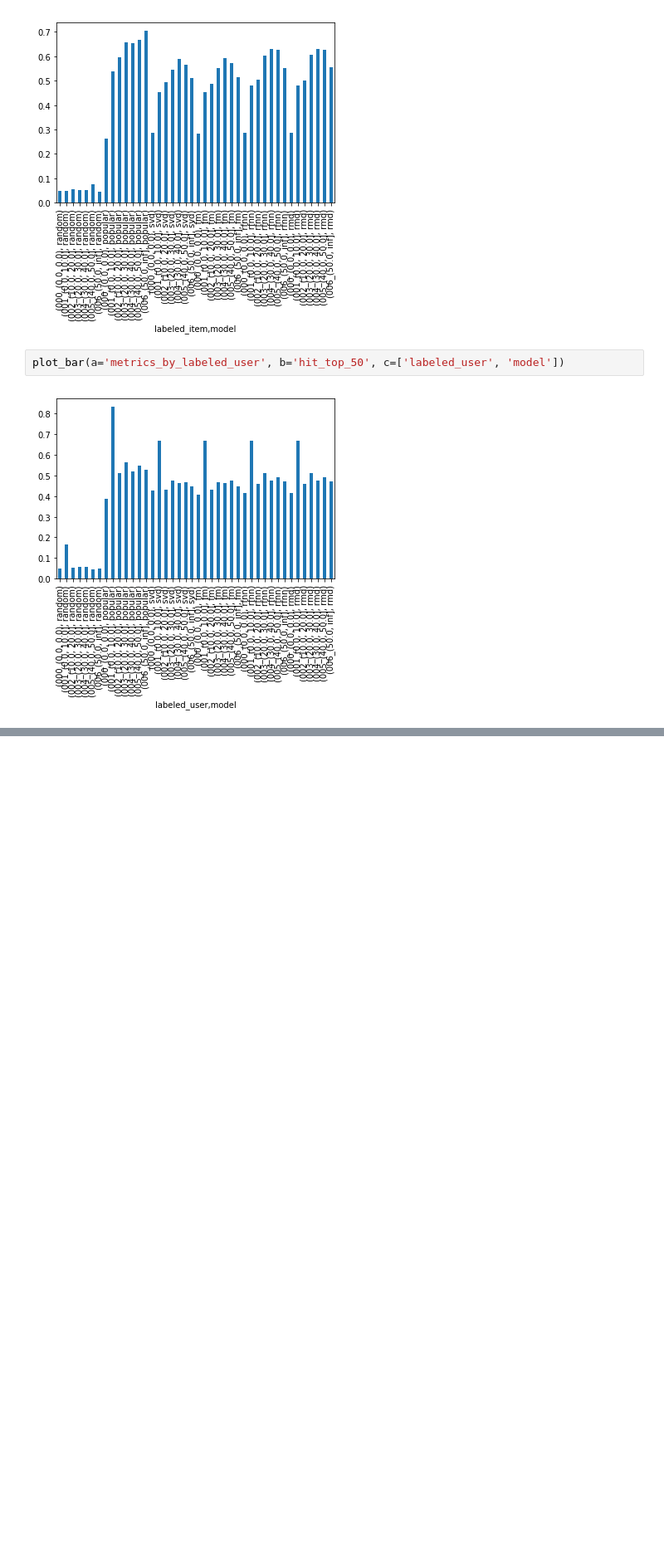
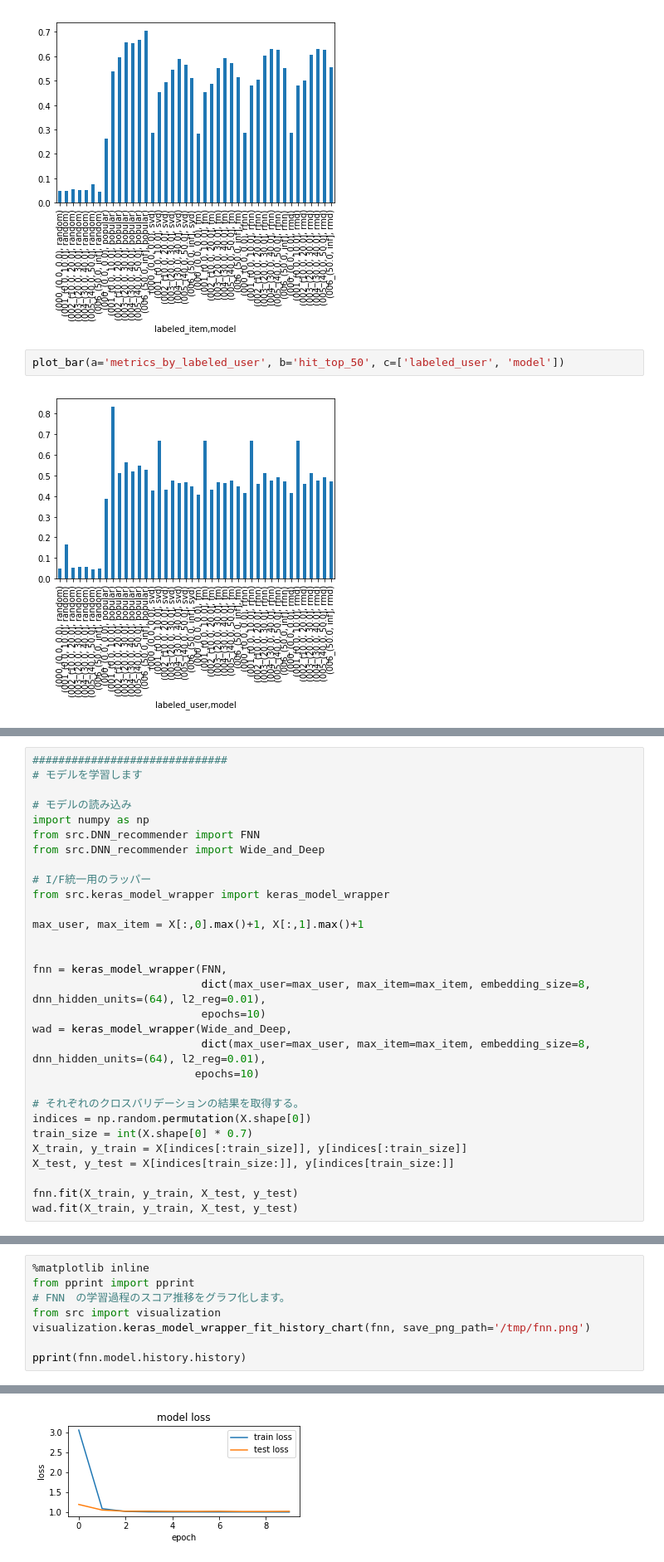
Before and after one commit to uchida-takumi/thesis_20190715, a Jupyter notebook: work_googlecolab.ipynb, the cells around one changed output, grey strips where cells are left out. Shown: that part at 83% size. Drawn from its saved outputs; the diff is of its cells as text; blank space fills up the shorter version.

```diff
--- a/work_googlecolab.ipynb
+++ b/work_googlecolab.ipynb
@@ -635,0 +648,30 @@ plot_bar(a='metrics_by_labeled_user', b='hit_top_50', c=['labeled_user', 'model'
+# %%
+##############################
+# モデルを学習します
+
+# モデルの読み込み
+import numpy as np
+from src.DNN_recommender import FNN
+from src.DNN_recommender import Wide_and_Deep
+
+# I/F統一用のラッパー
+from src.keras_model_wrapper import keras_model_wrapper
+
+max_user, max_item = X[:,0].max()+1, X[:,1].max()+1
+
+
+fnn = keras_model_wrapper(FNN,
+                          dict(max_user=max_user, max_item=max_item, embedding_size=8, dnn_hidden_units=(64), l2_reg=0.01),
+                          epochs=10)
+wad = keras_model_wrapper(Wide_and_Deep,
+                          dict(max_user=max_user, max_item=max_item, embedding_size=8, dnn_hidden_units=(64), l2_reg=0.01),
+                         epochs=10)
+
+# それぞれのクロスバリデーションの結果を取得する。
+indices = np.random.permutation(X.shape[0])
+train_size = int(X.shape[0] * 0.7)
+X_train, y_train = X[indices[:train_size]], y[indices[:train_size]]
+X_test, y_test = X[indices[train_size:]], y[indices[train_size:]]
+
+fnn.fit(X_train, y_train, X_test, y_test)
+wad.fit(X_train, y_train, X_test, y_test)
@@ -635,0 +697,9 @@ plot_bar(a='metrics_by_labeled_user', b='hit_top_50', c=['labeled_user', 'model'
+# %%
+%matplotlib inline
+from pprint import pprint
+# FNN　の学習過程のスコア推移をグラフ化します。
+from src import visualization
+visualization.keras_model_wrapper_fit_history_chart(fnn, save_png_path='/tmp/fnn.png')
+
+pprint(fnn.model.history.history)
+# %% [output]
@@ -635,0 +726 @@ plot_bar(a='metrics_by_labeled_user', b='hit_top_50', c=['labeled_user', 'model'
+[figure, added]
```
Also changed, not shown: parts of 6 cells of this notebook, 4 other files.
